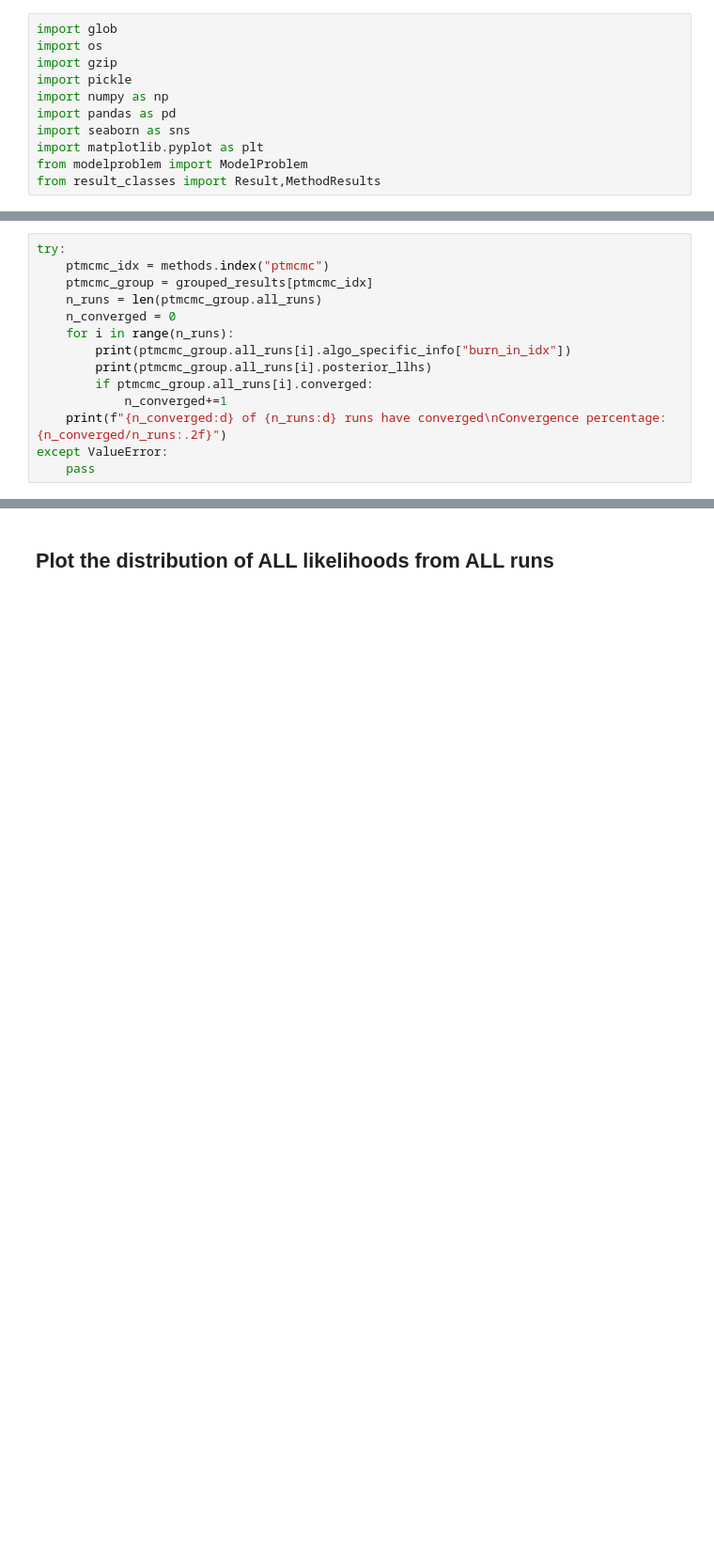
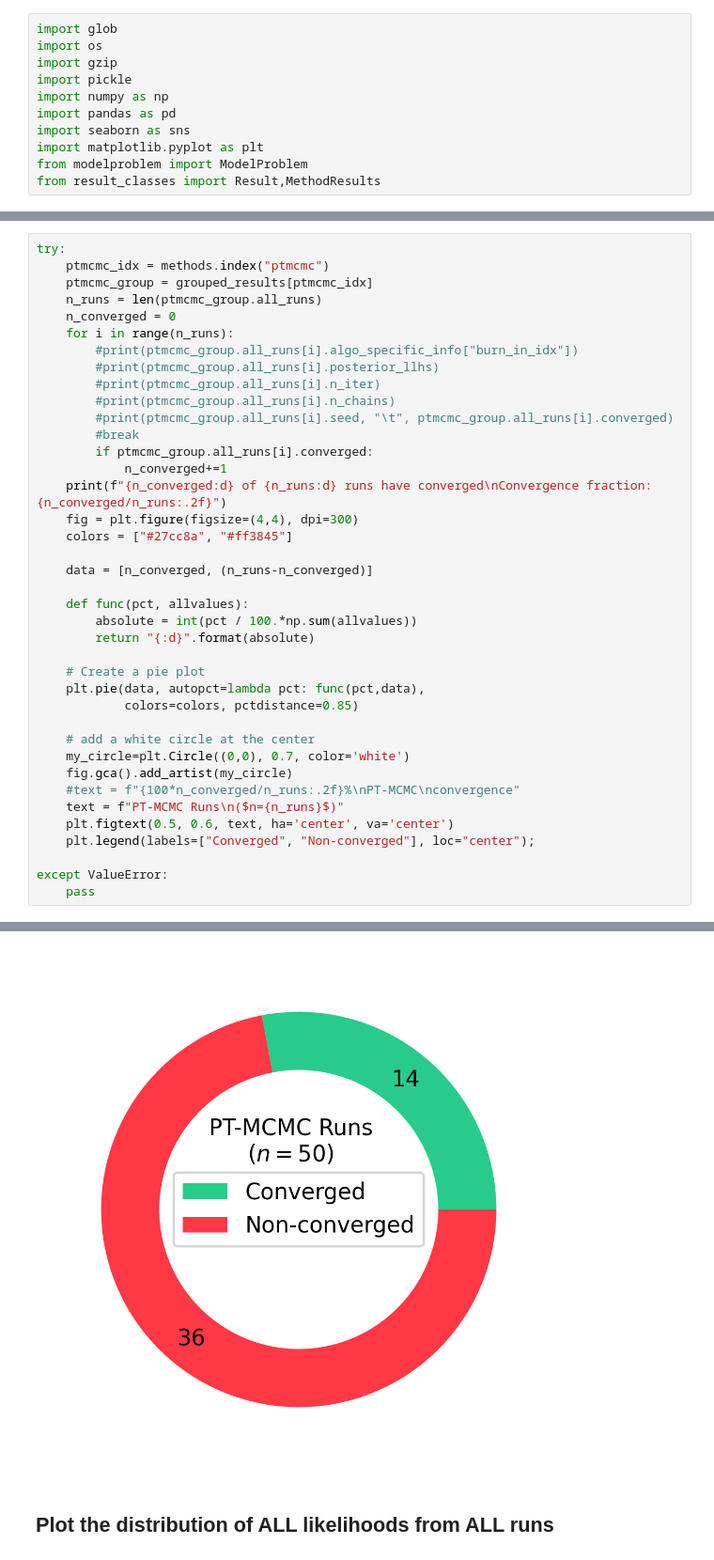
Before and after one commit to LarkinIt/AMICI-BayesianBenchmark, a Jupyter notebook: compare_methods.ipynb, the cells around one changed output, grey strips where cells are left out. Shown: that part at 94% size. Cells and saved outputs as stored; diff of their text form; blank space fills up the shorter version.

```diff
--- a/compare_methods.ipynb
+++ b/compare_methods.ipynb
@@ -37,10 +38,36 @@ try:
 	n_runs = len(ptmcmc_group.all_runs)
 	n_converged = 0
 	for i in range(n_runs):
-		print(ptmcmc_group.all_runs[i].algo_specific_info["burn_in_idx"])
-		print(ptmcmc_group.all_runs[i].posterior_llhs)
+		#print(ptmcmc_group.all_runs[i].algo_specific_info["burn_in_idx"])
+		#print(ptmcmc_group.all_runs[i].posterior_llhs)
+		#print(ptmcmc_group.all_runs[i].n_iter)
+		#print(ptmcmc_group.all_runs[i].n_chains)
+		#print(ptmcmc_group.all_runs[i].seed, "\t", ptmcmc_group.all_runs[i].converged)
+		#break
 		if ptmcmc_group.all_runs[i].converged:
 			n_converged+=1
-	print(f"{n_converged:d} of {n_runs:d} runs have converged\nConvergence percentage: {n_converged/n_runs:.2f}")
+	print(f"{n_converged:d} of {n_runs:d} runs have converged\nConvergence fraction: {n_converged/n_runs:.2f}")
+	fig = plt.figure(figsize=(4,4), dpi=300)
+	colors = ["#27cc8a", "#ff3845"]
+
+	data = [n_converged, (n_runs-n_converged)]
+
+	def func(pct, allvalues):
+		absolute = int(pct / 100.*np.sum(allvalues))
+		return "{:d}".format(absolute)
+
+	# Create a pie plot
+	plt.pie(data, autopct=lambda pct: func(pct,data),
+			colors=colors, pctdistance=0.85)
+
+	# add a white circle at the center
+	my_circle=plt.Circle((0,0), 0.7, color='white')
+	fig.gca().add_artist(my_circle)
+	#text = f"{100*n_converged/n_runs:.2f}%\nPT-MCMC\nconvergence"
+	text = f"PT-MCMC Runs\n($n={n_runs}$)"
+	plt.figtext(0.5, 0.6, text, ha='center', va='center')
+	plt.legend(labels=["Converged", "Non-converged"], loc="center");
+
 except ValueError:
 	pass
+# %% [output]
@@ -47,3 +76,4 @@ except ValueError:
+[figure, added]
 # %% [markdown]
 ## Plot the distribution of ALL likelihoods from ALL runs
 # %%
```
Also changed, not shown: parts of 6 cells of this notebook.
